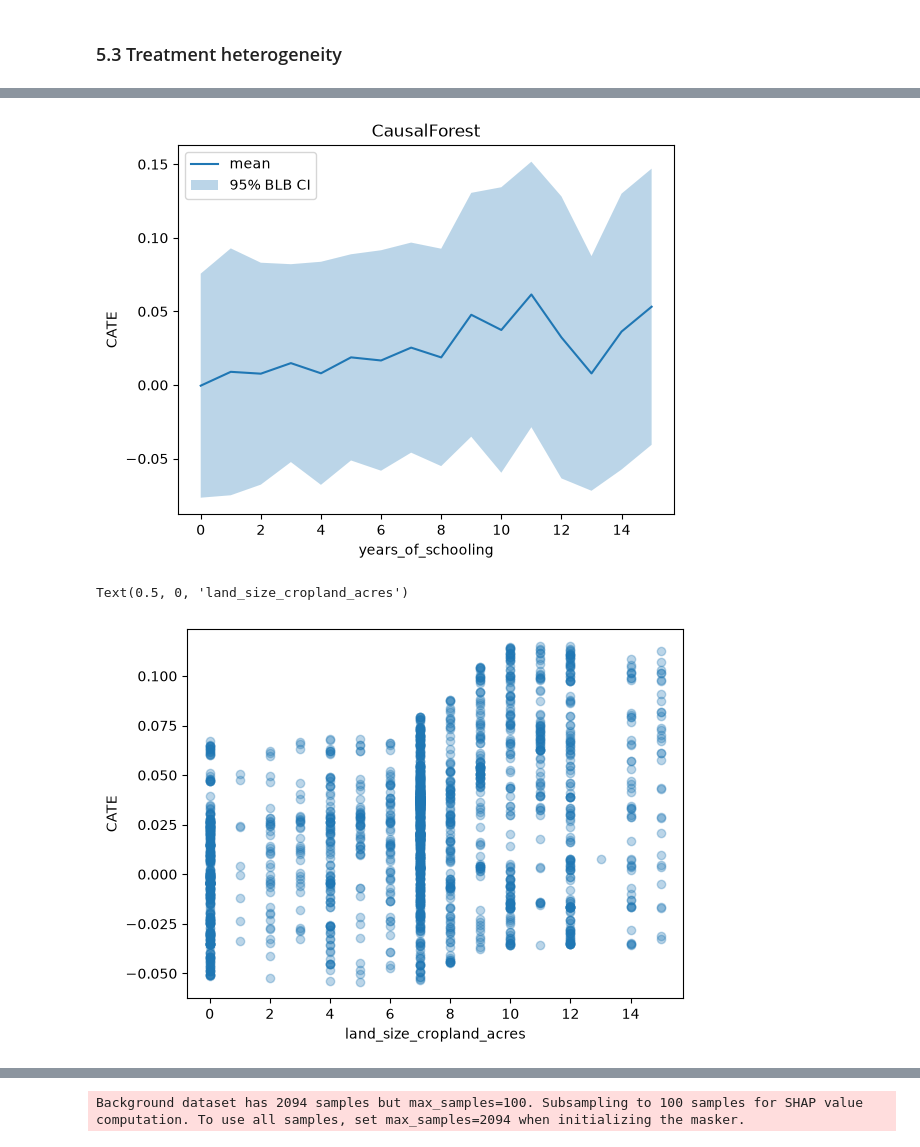
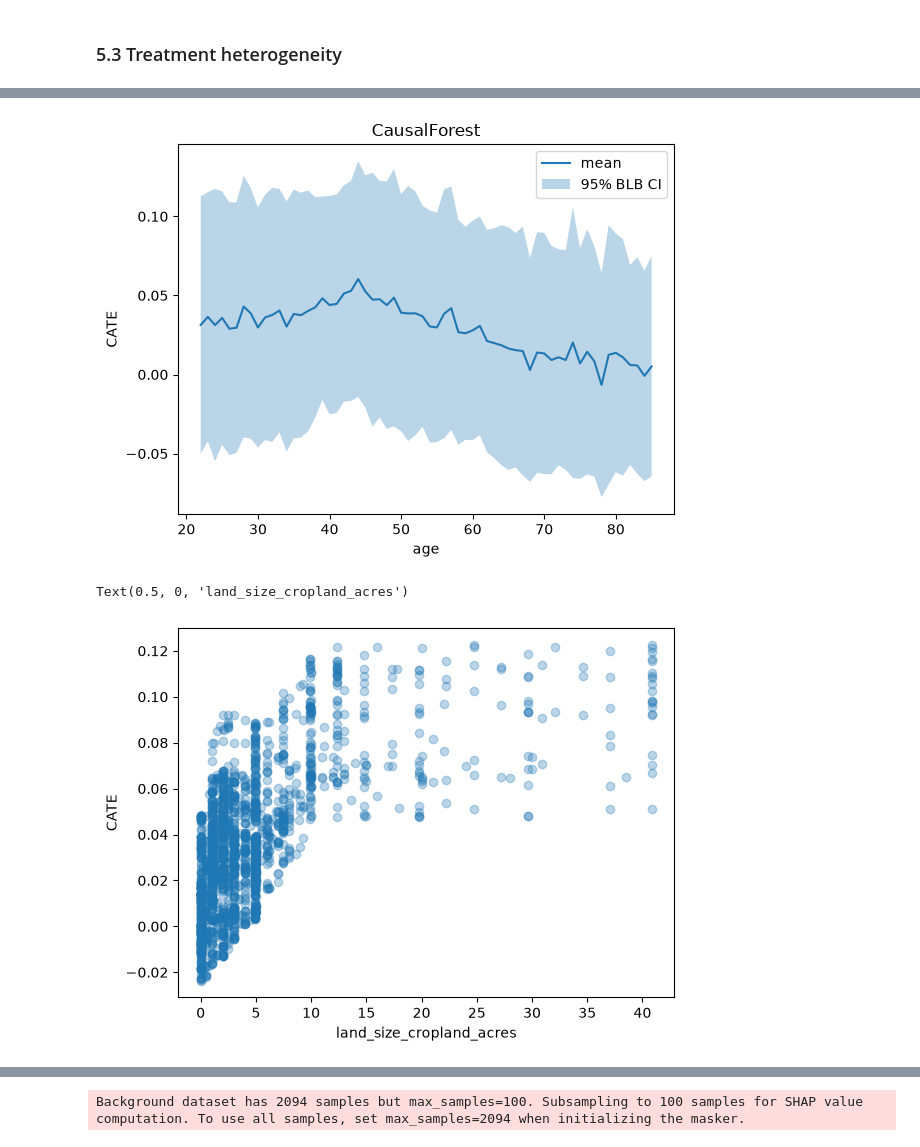
Before and after one commit to fra-c08-job-futures/c08-farming-exit, a Jupyter notebook: notebooks/03_causal_forest.ipynb, the cells around one changed output, grey strips where cells are left out. Cells and saved outputs as stored; diff of their text form; code cells hidden in the pictures.

```diff
--- a/notebooks/03_causal_forest.ipynb
+++ b/notebooks/03_causal_forest.ipynb
@@ -595,7 +608,7 @@ Notes:
 # plt.xlabel('years_of_schooling')
 # %%
 # Plot the estimated treatment heterogeneity with respect to a feature
-feat_of_interest = "years_of_schooling"
+feat_of_interest = "age"
 
 df['treatment_effect'] = effects
 df["lb"] = lb
@@ -616,12 +629,12 @@ plt.xlabel(f"{feat_of_interest}")
 plt.legend()
 plt.show()
 # %% [output]
-[figure, old version]
+[figure, new version]
 # %%
-plt.scatter(df['years_of_schooling'], effects, alpha=0.3)
+plt.scatter(df['land_size_cropland_acres'], effects, alpha=0.3)
 plt.ylabel('CATE')
 plt.xlabel('land_size_cropland_acres')
 # %% [output]
 Text(0.5, 0, 'land_size_cropland_acres')
-[figure, old version]
+[figure, new version]
 # %%
```
Also changed, not shown: parts of 25 cells of this notebook, 7 other files.
